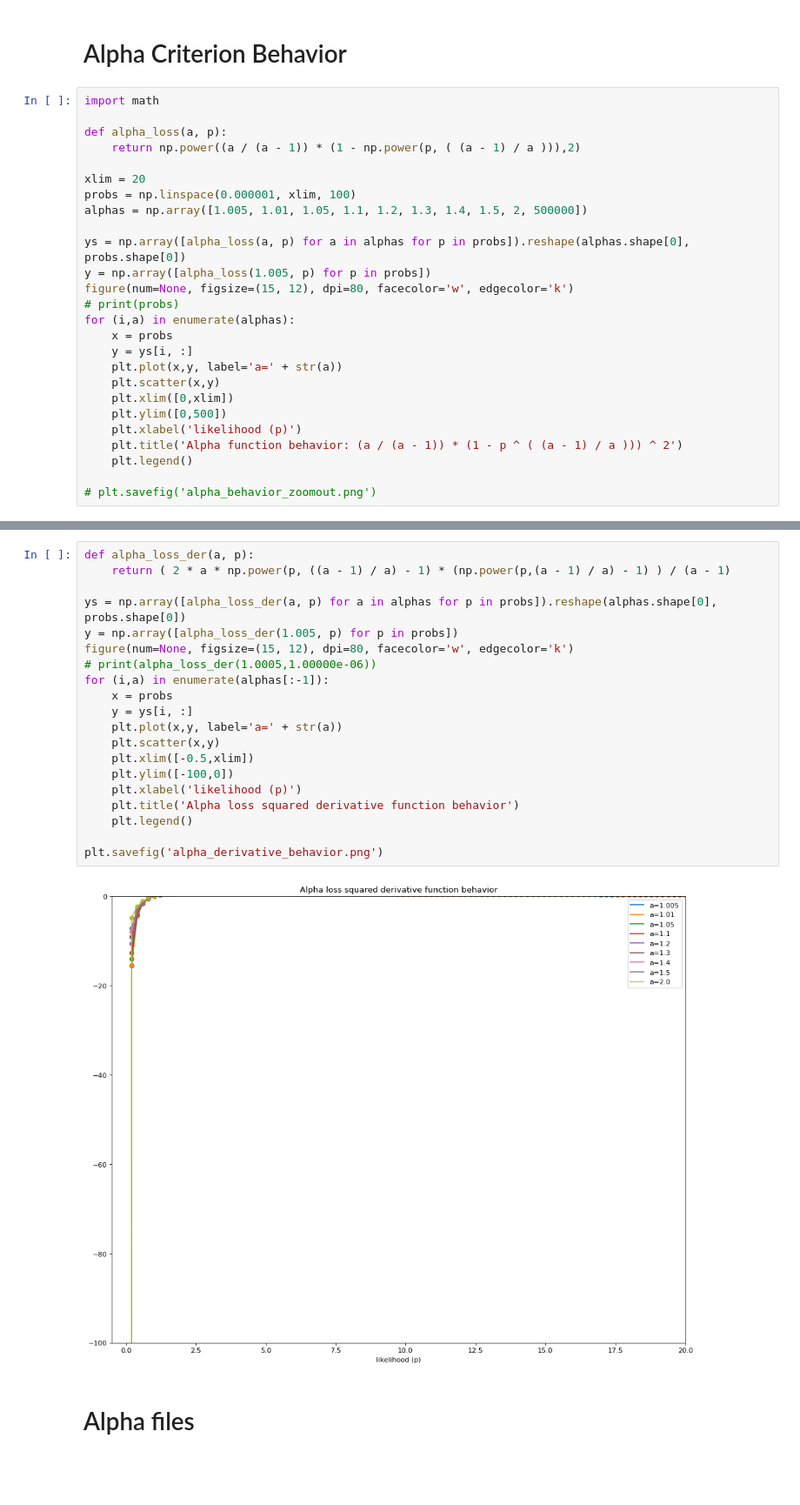
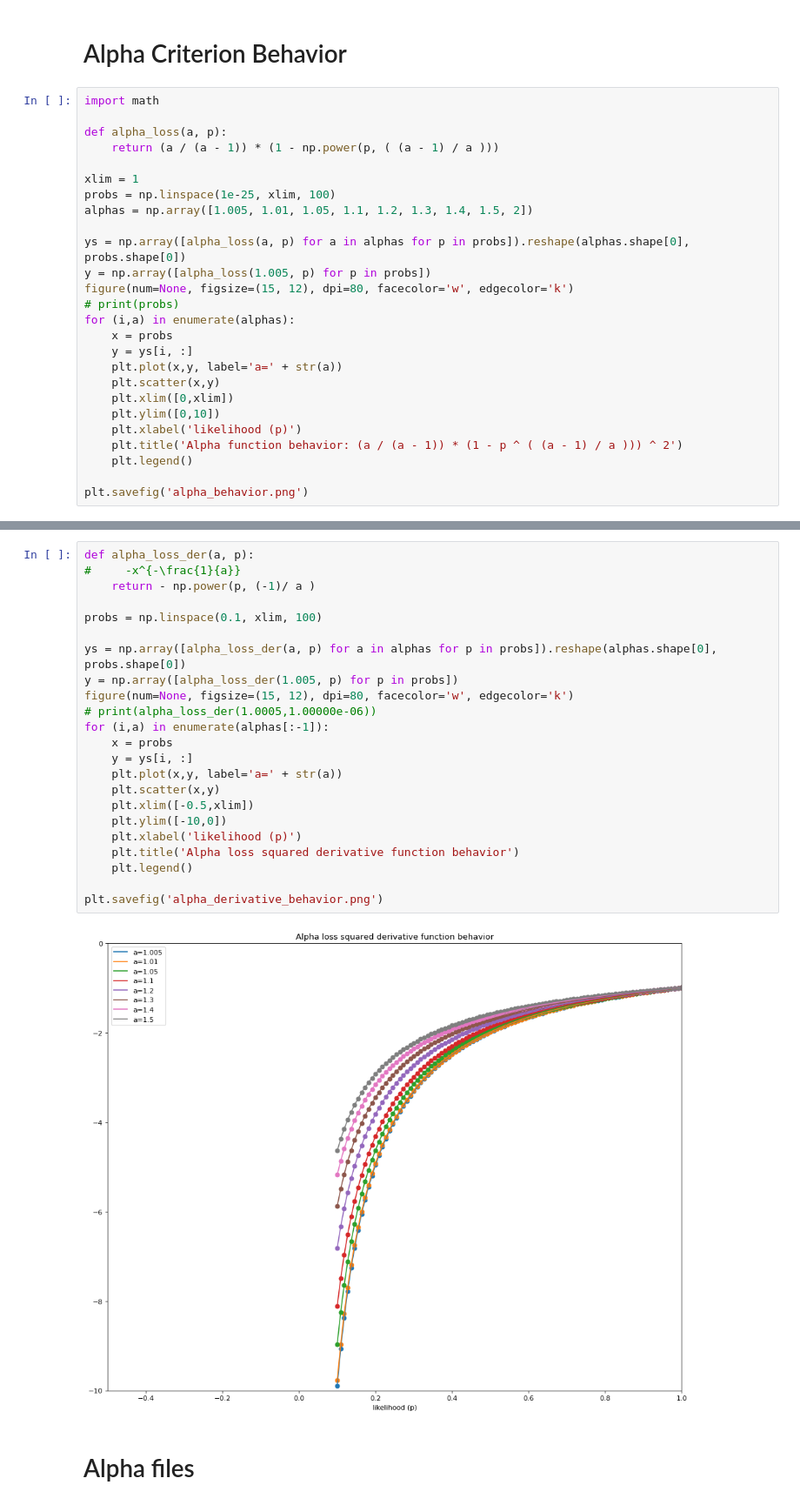
Before and after one commit to maxxiefjv/privpack, a Jupyter notebook: visualizing_binary_results.ipynb, the cells around one changed output, grey strips where cells are left out. Shown at 87% size. Saved outputs shown, nothing was run; the diff lists cells and outputs as text; blank space fills up the shorter version.

```diff
--- a/visualizing_binary_results.ipynb
+++ b/visualizing_binary_results.ipynb
@@ -262,11 +362,11 @@ fig.savefig('binary_comparing_maxl_mi_plots.png')
 import math
 
 def alpha_loss(a, p):
-    return np.power((a / (a - 1)) * (1 - np.power(p, ( (a - 1) / a ))),2)
+    return (a / (a - 1)) * (1 - np.power(p, ( (a - 1) / a )))
 
-xlim = 20
-probs = np.linspace(0.000001, xlim, 100)
-alphas = np.array([1.005, 1.01, 1.05, 1.1, 1.2, 1.3, 1.4, 1.5, 2, 500000])
+xlim = 1
+probs = np.linspace(1e-25, xlim, 100)
+alphas = np.array([1.005, 1.01, 1.05, 1.1, 1.2, 1.3, 1.4, 1.5, 2])
 
 ys = np.array([alpha_loss(a, p) for a in alphas for p in probs]).reshape(alphas.shape[0], probs.shape[0])
 y = np.array([alpha_loss(1.005, p) for p in probs])
@@ -278,9 +378,9 @@ for (i,a) in enumerate(alphas):
     plt.plot(x,y, label='a=' + str(a))
     plt.scatter(x,y)
     plt.xlim([0,xlim])
-    plt.ylim([0,500])
+    plt.ylim([0,10])
     plt.xlabel('likelihood (p)')
     plt.title('Alpha function behavior: (a / (a - 1)) * (1 - p ^ ( (a - 1) / a ))) ^ 2')
     plt.legend()
 
-# plt.savefig('alpha_behavior_zoomout.png')
+plt.savefig('alpha_behavior.png')
@@ -289,25 +387,28 @@ for (i,a) in enumerate(alphas):
 # %%
 def alpha_loss_der(a, p):
-    return ( 2 * a * np.power(p, ((a - 1) / a) - 1) * (np.power(p,(a - 1) / a) - 1) ) / (a - 1)
+#     -x^{-\frac{1}{a}}
+    return - np.power(p, (-1)/ a )
+
+probs = np.linspace(0.1, xlim, 100)
 
 ys = np.array([alpha_loss_der(a, p) for a in alphas for p in probs]).reshape(alphas.shape[0], probs.shape[0])
 y = np.array([alpha_loss_der(1.005, p) for p in probs])
 figure(num=None, figsize=(15, 12), dpi=80, facecolor='w', edgecolor='k')
 # print(alpha_loss_der(1.0005,1.00000e-06))
 for (i,a) in enumerate(alphas[:-1]):
     x = probs
     y = ys[i, :]
     plt.plot(x,y, label='a=' + str(a))
     plt.scatter(x,y)
     plt.xlim([-0.5,xlim])
-    plt.ylim([-100,0])
+    plt.ylim([-10,0])
     plt.xlabel('likelihood (p)')
     plt.title('Alpha loss squared derivative function behavior')
     plt.legend()
 
 plt.savefig('alpha_derivative_behavior.png')
 # %% [output]
-[figure, old version]
+[figure, new version]
 # %% [markdown]
 # Alpha files
 # %%
```
Also changed, not shown: parts of 36 cells of this notebook.
